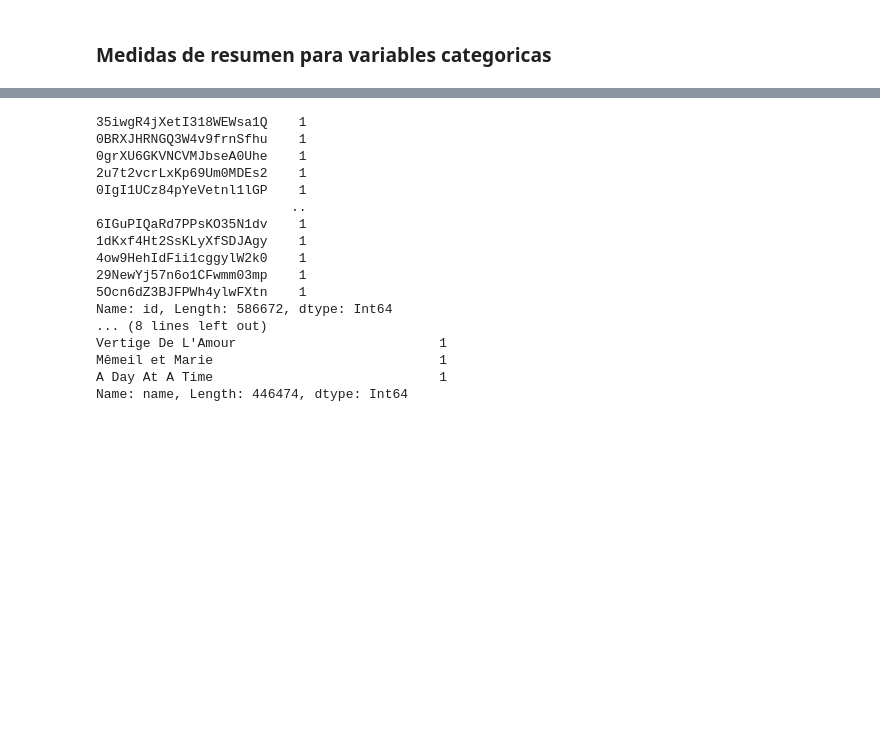
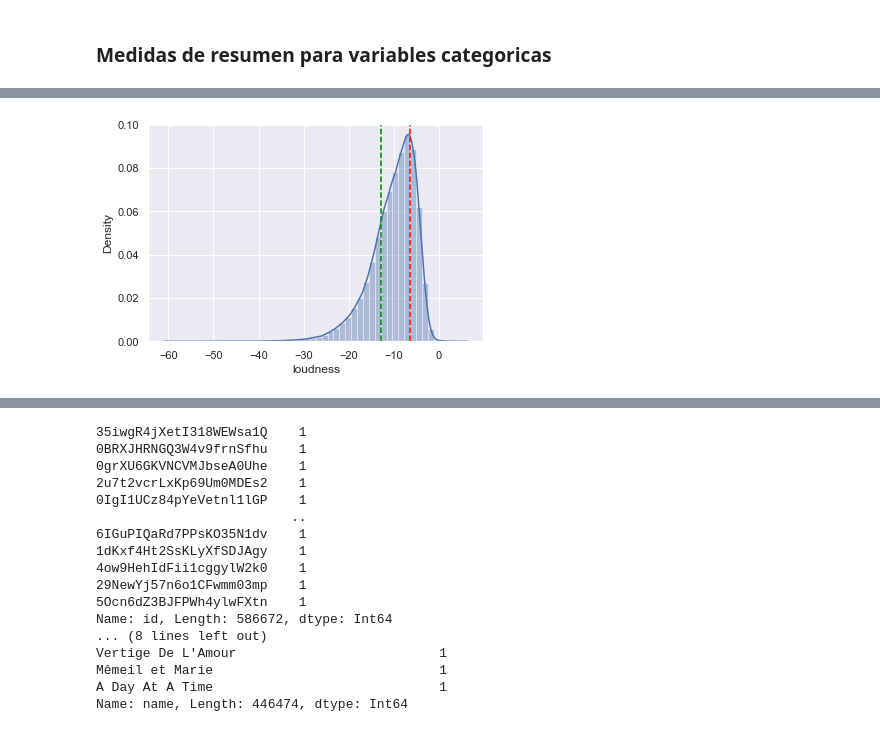
Before and after one commit to lucio-cornejo/proyecto-analisis-de-datos-1INF03, a Jupyter notebook: codes/limpieza_de_datos.ipynb, the cells around one changed output, grey strips where cells are left out. Cells and saved outputs as stored; diff of their text form; code cells hidden in the pictures; blank space fills up the shorter version.

```diff
--- a/codes/limpieza_de_datos.ipynb
+++ b/codes/limpieza_de_datos.ipynb
@@ -292,0 +327,10 @@ Variables numéricas (586672, 11)
+# %%
+# Variable numérica loudness
+## Cuatiles estándar Q1 y Q3
+sns.set(style = "darkgrid")
+sns.distplot(dfnum['loudness'])
+plt.axvline(dfnum['loudness'].quantile(0.25), color = "green", linestyle = "--")
+plt.axvline(dfnum['loudness'].quantile(0.75), color = "red", linestyle = "--")
+plt.show()
+# %% [output]
+[figure, added]
```
Also changed, not shown: parts of 7 cells of this notebook.
